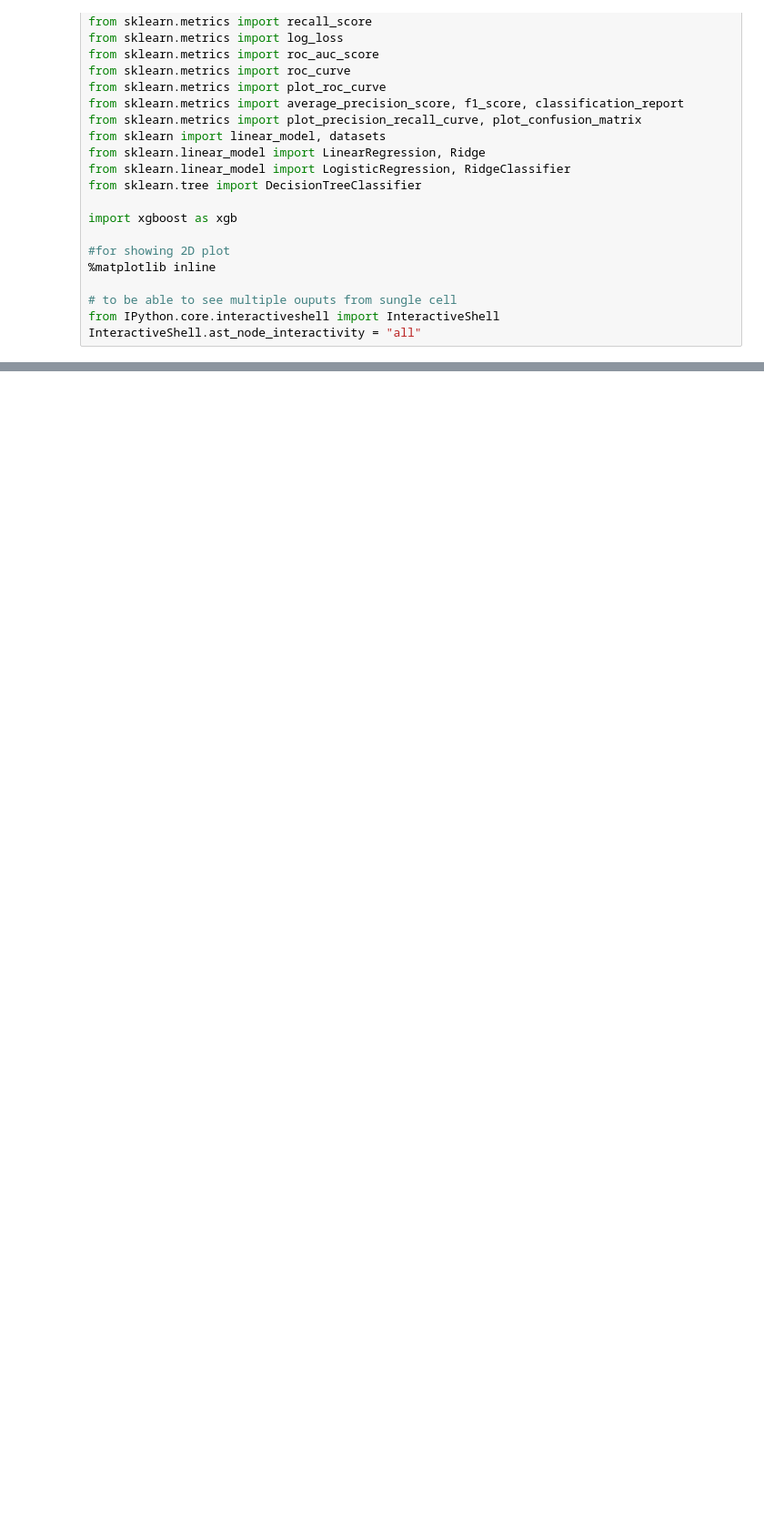
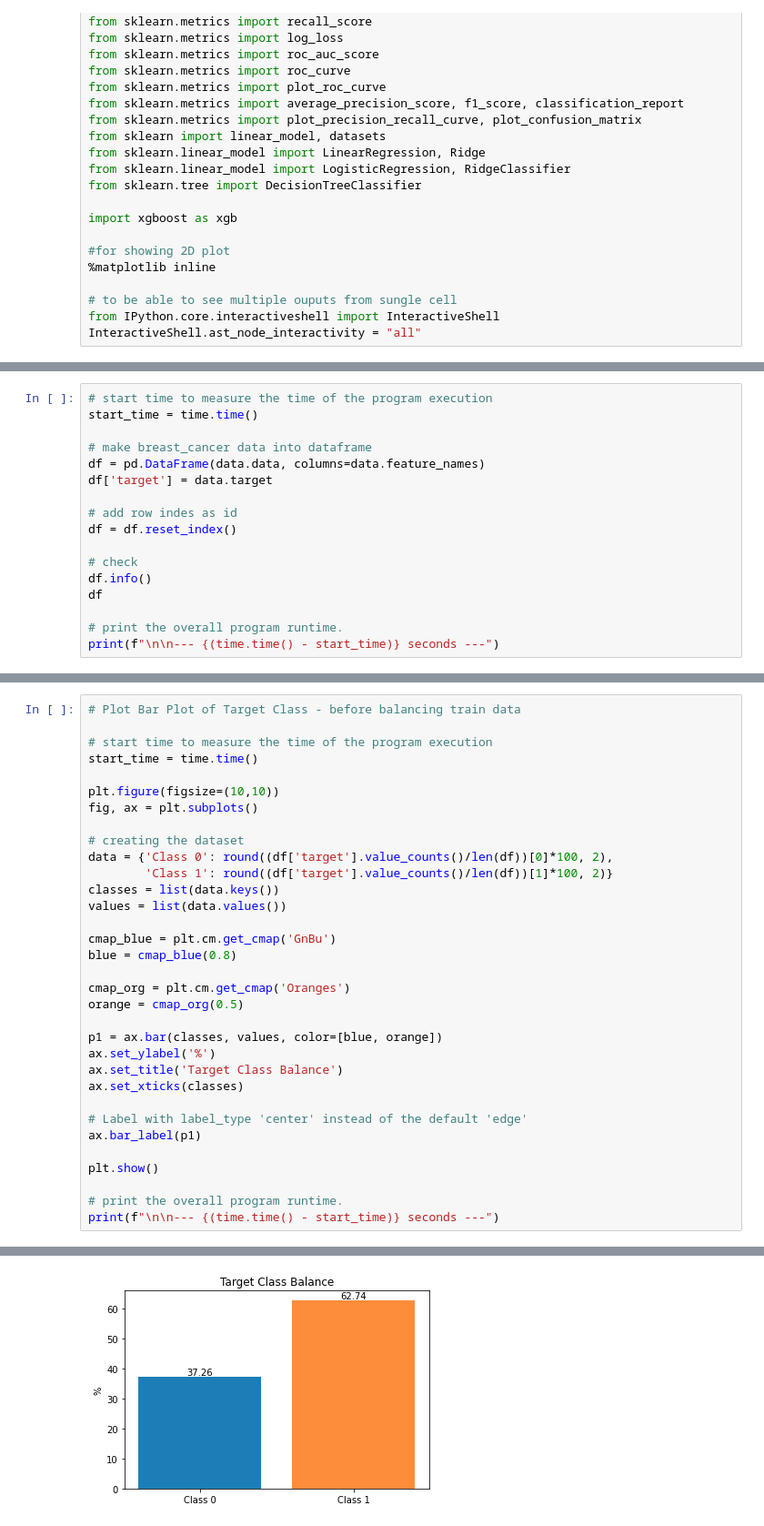
Before and after one commit to Nicole-Hong/hyperparameter_tuning_gridorhalving, a Jupyter notebook: src/classification_gridsearch.ipynb, the cells around one changed output, grey strips where cells are left out. Shown: that part at 91% size. Cells and saved outputs as stored; diff of their text form; blank space fills up the shorter version.

```diff
--- a/src/classification_gridsearch.ipynb
+++ b/src/classification_gridsearch.ipynb
@@ -80,0 +122,17 @@ InteractiveShell.ast_node_interactivity = "all"
+# %%
+# start time to measure the time of the program execution
+start_time = time.time()
+
+# make breast_cancer data into dataframe
+df = pd.DataFrame(data.data, columns=data.feature_names)
+df['target'] = data.target
+
+# add row indes as id
+df = df.reset_index()
+
+# check
+df.info()
+df
+
+# print the overall program runtime.
+print(f"\n\n--- {(time.time() - start_time)} seconds ---")
@@ -80,0 +203,34 @@ InteractiveShell.ast_node_interactivity = "all"
+# %%
+# Plot Bar Plot of Target Class - before balancing train data
+
+# start time to measure the time of the program execution
+start_time = time.time()
+
+plt.figure(figsize=(10,10))
+fig, ax = plt.subplots()
+
+# creating the dataset
+data = {'Class 0': round((df['target'].value_counts()/len(df))[0]*100, 2),
+        'Class 1': round((df['target'].value_counts()/len(df))[1]*100, 2)}
+classes = list(data.keys())
+values = list(data.values())
+
+cmap_blue = plt.cm.get_cmap('GnBu')
+blue = cmap_blue(0.8)
+
+cmap_org = plt.cm.get_cmap('Oranges')
+orange = cmap_org(0.5)
+
+p1 = ax.bar(classes, values, color=[blue, orange])
+ax.set_ylabel('%')
+ax.set_title('Target Class Balance')
+ax.set_xticks(classes)
+
+# Label with label_type 'center' instead of the default 'edge'
+ax.bar_label(p1)
+
+plt.show()
+
+# print the overall program runtime.
+print(f"\n\n--- {(time.time() - start_time)} seconds ---")
+# %% [output]
@@ -80,0 +244 @@ InteractiveShell.ast_node_interactivity = "all"
+[figure, added]
```
Also changed, not shown: parts of 13 cells of this notebook.
